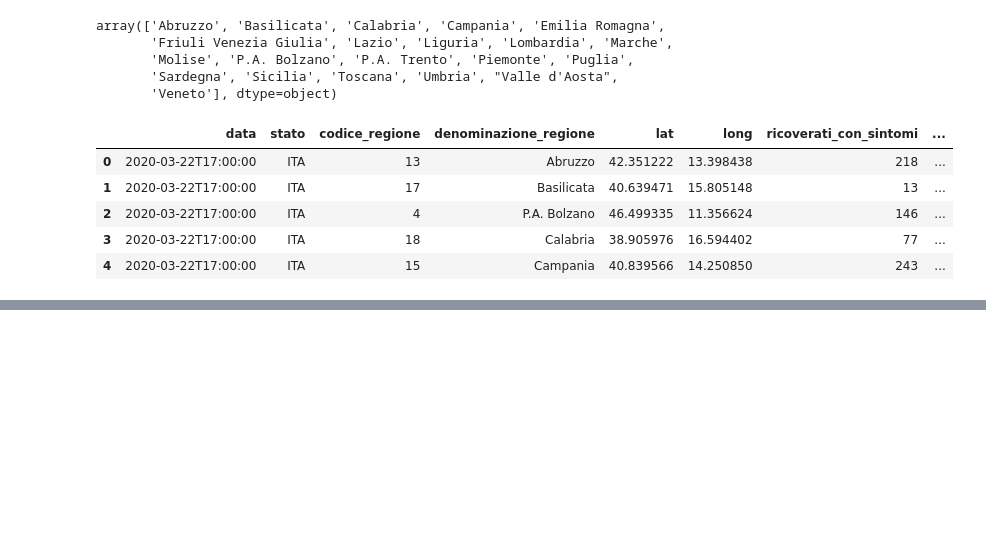
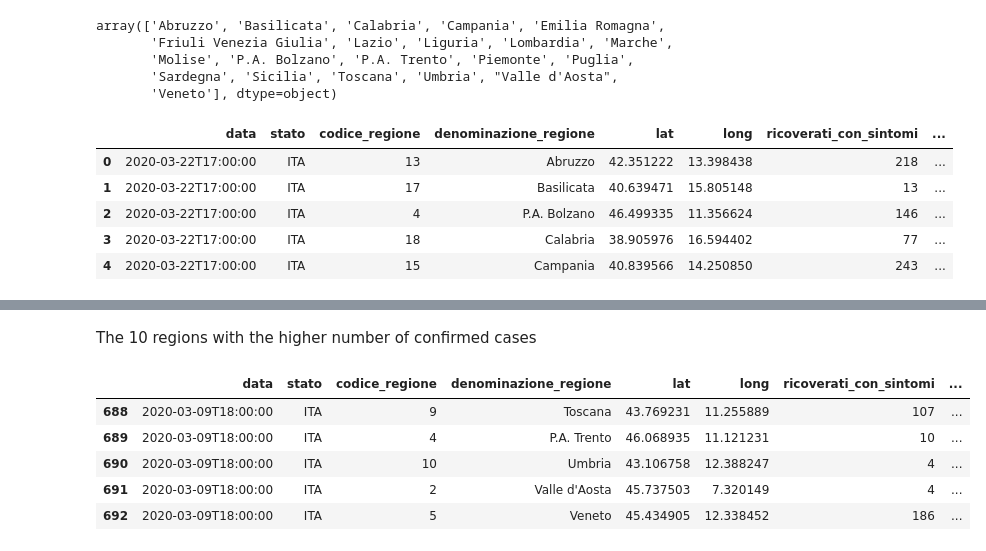
Before and after one commit to matteobarbieri/covid2019-data-analysis, a Jupyter notebook: notebooks/projections_covid2019_italy.ipynb, the cells around one changed output, grey strips where cells are left out. Drawn from its saved outputs; the diff is of its cells as text; code cells hidden in the pictures; blank space fills up the shorter version.

```diff
--- a/notebooks/projections_covid2019_italy.ipynb
+++ b/notebooks/projections_covid2019_italy.ipynb
@@ -142,0 +136,11 @@ regions_list = [
+# %% [markdown]
+The 10 regions with the higher number of confirmed cases
+# %%
+country_df.tail()
+# %% [output]
+|  | data | stato | codice_regione | denominazione_regione | lat | long | ricoverati_con_sintomi | ... |
+| 688 | 2020-03-09T18:00:00 | ITA | 9 | Toscana | 43.769231 | 11.255889 | 107 | ... |
+| 689 | 2020-03-09T18:00:00 | ITA | 4 | P.A. Trento | 46.068935 | 11.121231 | 10 | ... |
+| 690 | 2020-03-09T18:00:00 | ITA | 10 | Umbria | 43.106758 | 12.388247 | 4 | ... |
+| 691 | 2020-03-09T18:00:00 | ITA | 2 | Valle d'Aosta | 45.737503 | 7.320149 | 4 | ... |
+| 692 | 2020-03-09T18:00:00 | ITA | 5 | Veneto | 45.434905 | 12.338452 | 186 | ... |
```
Also changed, not shown: parts of 7 cells of this notebook, 8 other files.
